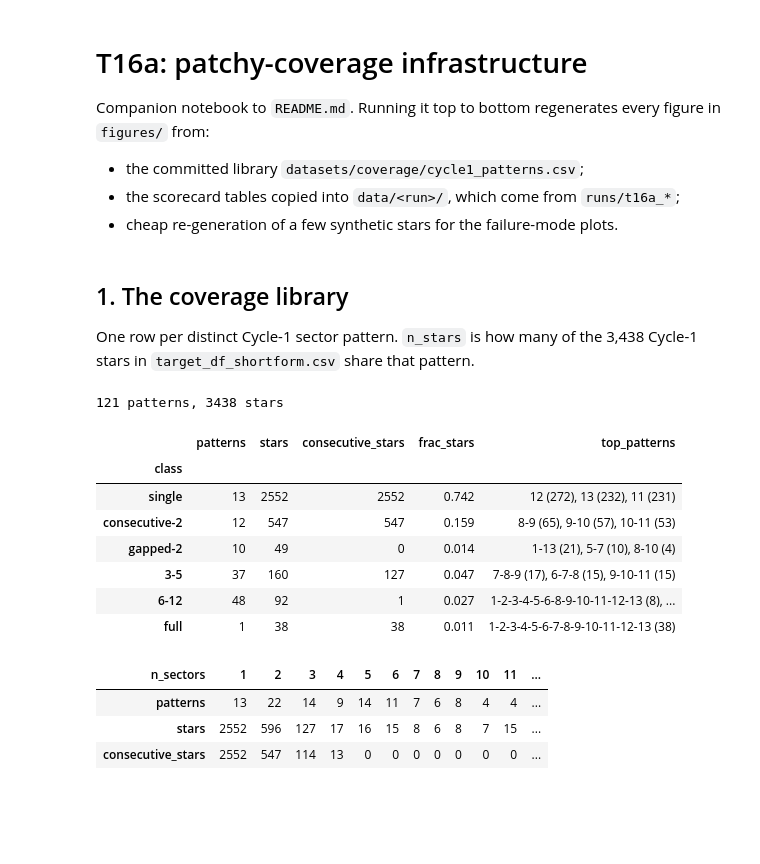
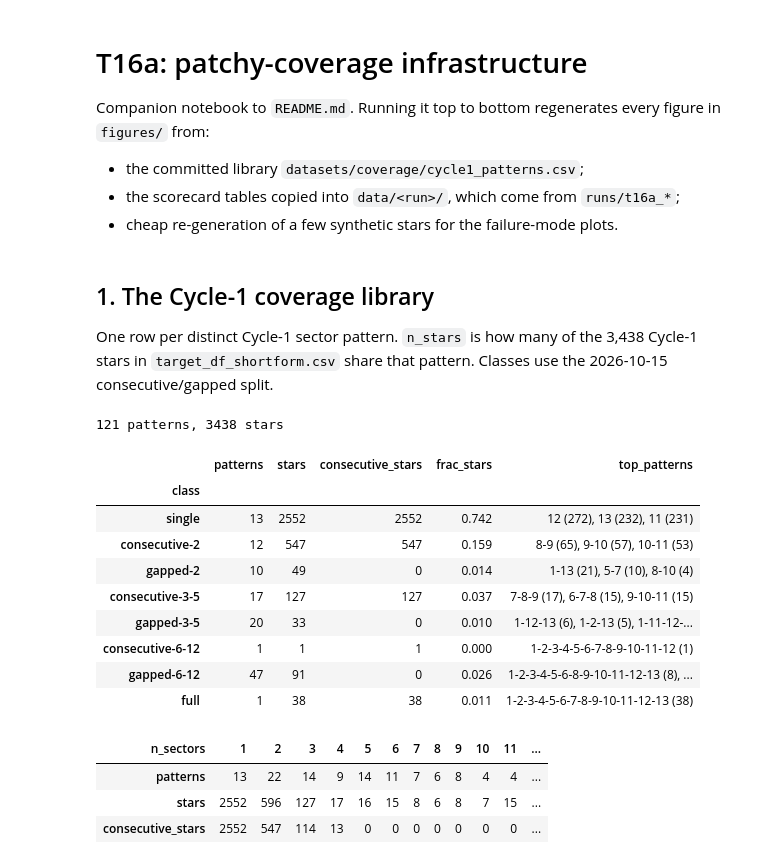
Before and after one commit to rae-holcomb/ss_redevelopment, a Jupyter notebook: reports/2026-10-14_t16a-coverage-infrastructure/notebook.ipynb, the cells around one changed output. Drawn from its saved outputs; the diff is of its cells as text; code cells hidden in the pictures; blank space fills up the shorter version.

```diff
--- a/reports/2026-10-14_t16a-coverage-infrastructure/notebook.ipynb
+++ b/reports/2026-10-14_t16a-coverage-infrastructure/notebook.ipynb
@@ -29,27 +30,29 @@ CLASS_COLORS = dict(zip(cov.COVERAGE_CLASSES, ["#1f77b4", "#ff7f0e", "#d62728",
 # %% [markdown]
-## 1. The coverage library
+## 1. The Cycle-1 coverage library
 
-One row per distinct Cycle-1 sector pattern. `n_stars` is how many of the 3,438 Cycle-1 stars in `target_df_shortform.csv` share that pattern.
+One row per distinct Cycle-1 sector pattern. `n_stars` is how many of the 3,438 Cycle-1 stars in `target_df_shortform.csv` share that pattern. Classes use the 2026-10-15 consecutive/gapped split.
 # %%
-lib = cov.load_library()
+lib = cov.load_library(cov.LIBRARY_DIR / "cycle1_patterns.csv")
 print(len(lib), "patterns,", lib.n_stars.sum(), "stars")
 summary = (lib.groupby("class", sort=False)
               .agg(patterns=("pattern", "size"), stars=("n_stars", "sum"),
                    consecutive_stars=("n_stars", lambda s: int(s[lib.loc[s.index, "consecutive"]].sum())))
               .reindex(list(cov.COVERAGE_CLASSES)))
 summary["frac_stars"] = (summary.stars / summary.stars.sum()).round(3)
 summary["top_patterns"] = [", ".join(f"{p} ({n})" for p, n in lib[lib["class"] == c].nlargest(3, "n_stars")[["pattern", "n_stars"]].values)
                            for c in summary.index]
 summary
 # %% [output]
 121 patterns, 3438 stars
 |  | patterns | stars | consecutive_stars | frac_stars | top_patterns |
 | class |  |  |  |  |  |
 | single | 13 | 2552 | 2552 | 0.742 | 12 (272), 13 (232), 11 (231) |
 | consecutive-2 | 12 | 547 | 547 | 0.159 | 8-9 (65), 9-10 (57), 10-11 (53) |
 | gapped-2 | 10 | 49 | 0 | 0.014 | 1-13 (21), 5-7 (10), 8-10 (4) |
-| 3-5 | 37 | 160 | 127 | 0.047 | 7-8-9 (17), 6-7-8 (15), 9-10-11 (15) |
-| 6-12 | 48 | 92 | 1 | 0.027 | 1-2-3-4-5-6-8-9-10-11-12-13 (8), ... |
+| consecutive-3-5 | 17 | 127 | 127 | 0.037 | 7-8-9 (17), 6-7-8 (15), 9-10-11 (15) |
+| gapped-3-5 | 20 | 33 | 0 | 0.010 | 1-12-13 (6), 1-2-13 (5), 1-11-12-... |
+| consecutive-6-12 | 1 | 1 | 1 | 0.000 | 1-2-3-4-5-6-7-8-9-10-11-12 (1) |
+| gapped-6-12 | 47 | 91 | 0 | 0.026 | 1-2-3-4-5-6-8-9-10-11-12-13 (8), ... |
 | full | 1 | 38 | 38 | 0.011 | 1-2-3-4-5-6-7-8-9-10-11-12-13 (38) |
 # %%
 by_n = lib.groupby("n_sectors").agg(patterns=("pattern", "size"), stars=("n_stars", "sum"),
```
Also changed, not shown: parts of 11 cells of this notebook, 12 other files.
